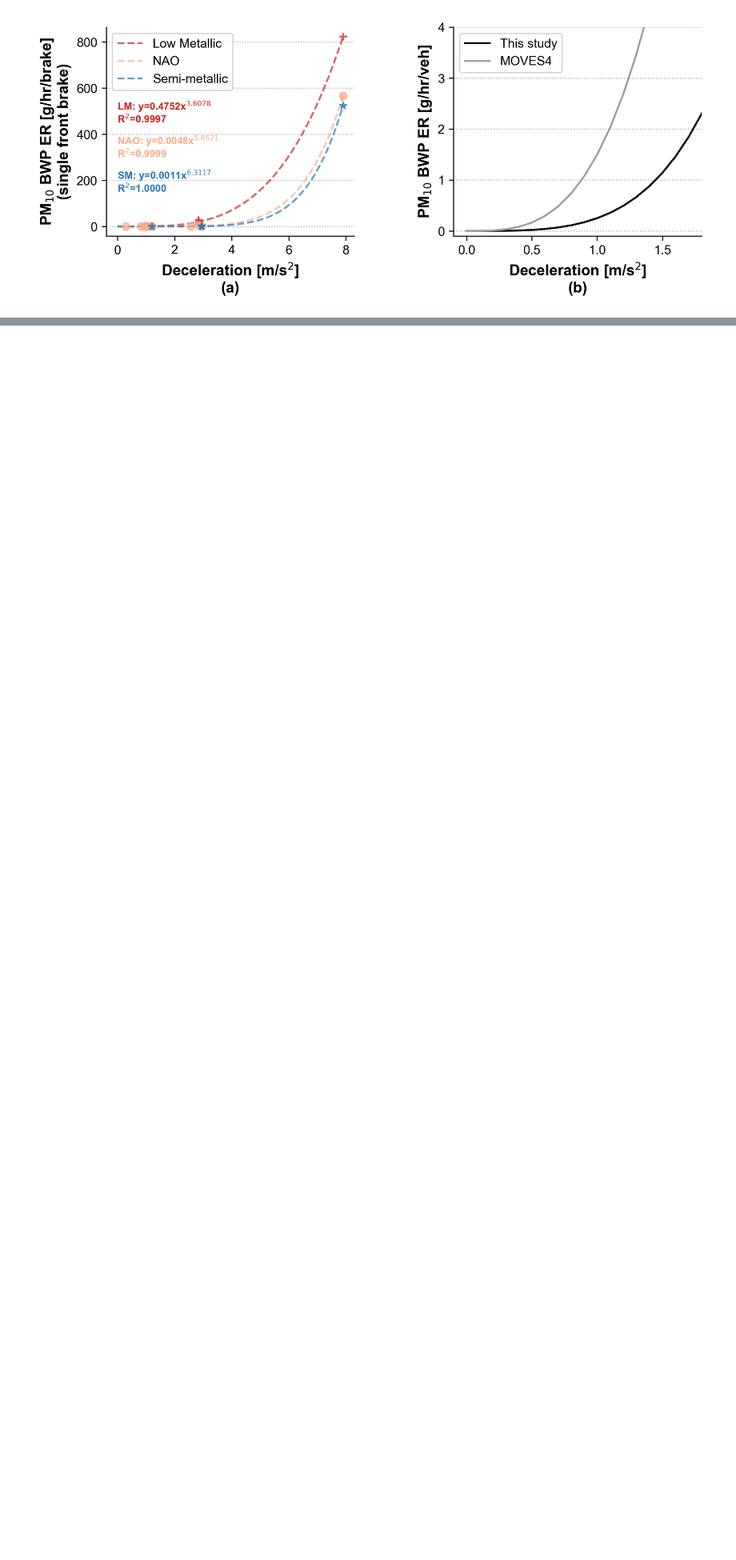
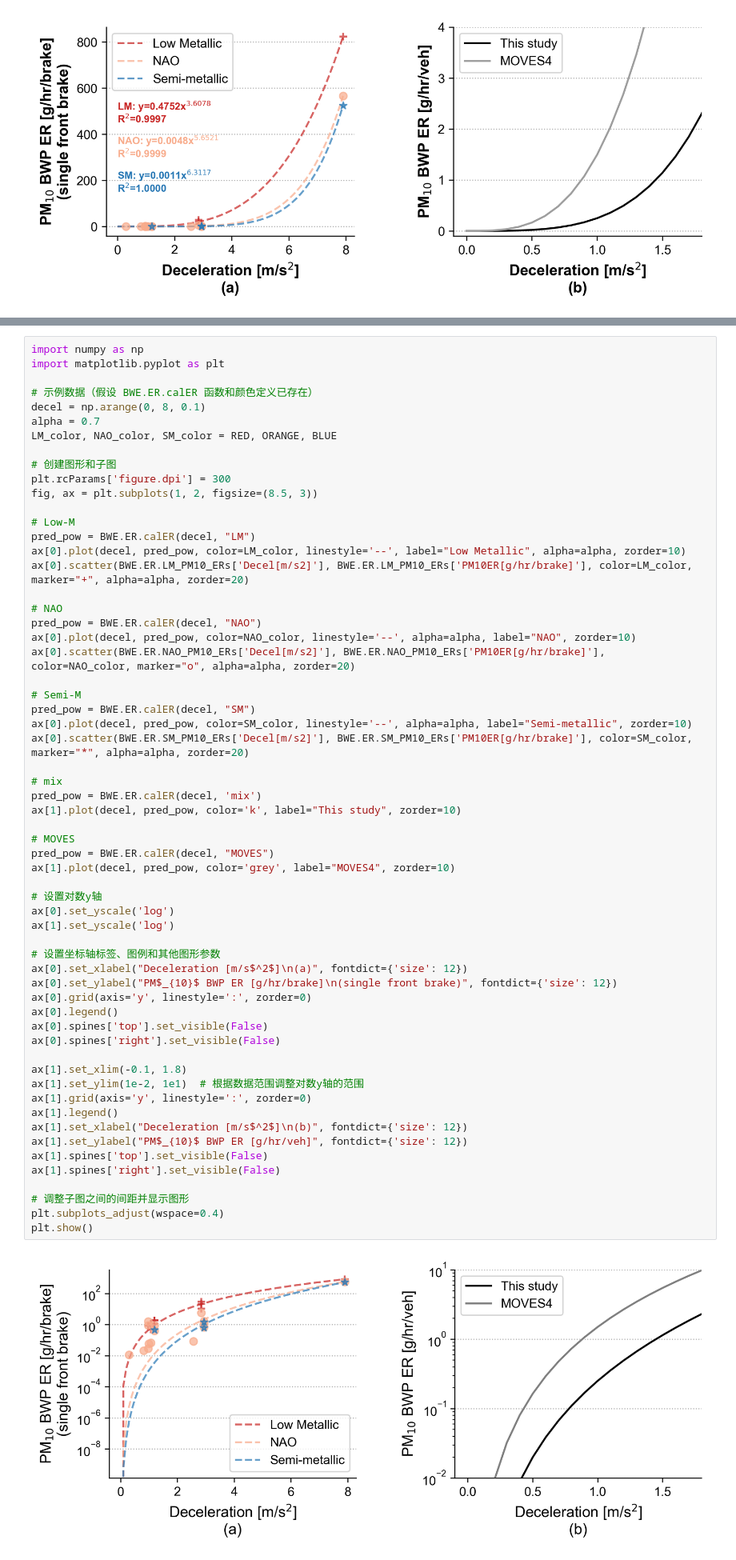
Before and after one commit to QiuziChen/brake-wear-emission-modeling, a Jupyter notebook: Doc_5_ER_Deceleration_Curve.ipynb, the cells around one changed output, grey strips where cells are left out. Shown at 80% size. Cells and saved outputs as stored; diff of their text form; blank space fills up the shorter version.

```diff
--- a/Doc_5_ER_Deceleration_Curve.ipynb
+++ b/Doc_5_ER_Deceleration_Curve.ipynb
@@ -258,0 +317,62 @@ plt.show()
+# %%
+import numpy as np
+import matplotlib.pyplot as plt
+
+# 示例数据（假设 BWE.ER.calER 函数和颜色定义已存在）
+decel = np.arange(0, 8, 0.1)
+alpha = 0.7
+LM_color, NAO_color, SM_color = RED, ORANGE, BLUE
+
+# 创建图形和子图
+plt.rcParams['figure.dpi'] = 300
+fig, ax = plt.subplots(1, 2, figsize=(8.5, 3))
+
+# Low-M
+pred_pow = BWE.ER.calER(decel, "LM")
+ax[0].plot(decel, pred_pow, color=LM_color, linestyle='--', label="Low Metallic", alpha=alpha, zorder=10)
+ax[0].scatter(BWE.ER.LM_PM10_ERs['Decel[m/s2]'], BWE.ER.LM_PM10_ERs['PM10ER[g/hr/brake]'], color=LM_color, marker="+", alpha=alpha, zorder=20)
+
+# NAO
+pred_pow = BWE.ER.calER(decel, "NAO")
+ax[0].plot(decel, pred_pow, color=NAO_color, linestyle='--', alpha=alpha, label="NAO", zorder=10)
+ax[0].scatter(BWE.ER.NAO_PM10_ERs['Decel[m/s2]'], BWE.ER.NAO_PM10_ERs['PM10ER[g/hr/brake]'], color=NAO_color, marker="o", alpha=alpha, zorder=20)
+
+# Semi-M
+pred_pow = BWE.ER.calER(decel, "SM")
+ax[0].plot(decel, pred_pow, color=SM_color, linestyle='--', alpha=alpha, label="Semi-metallic", zorder=10)
+ax[0].scatter(BWE.ER.SM_PM10_ERs['Decel[m/s2]'], BWE.ER.SM_PM10_ERs['PM10ER[g/hr/brake]'], color=SM_color, marker="*", alpha=alpha, zorder=20)
+
+# mix
+pred_pow = BWE.ER.calER(decel, 'mix')
+ax[1].plot(decel, pred_pow, color='k', label="This study", zorder=10)
+
+# MOVES
+pred_pow = BWE.ER.calER(decel, "MOVES")
+ax[1].plot(decel, pred_pow, color='grey', label="MOVES4", zorder=10)
+
+# 设置对数y轴
+ax[0].set_yscale('log')
+ax[1].set_yscale('log')
+
+# 设置坐标轴标签、图例和其他图形参数
+ax[0].set_xlabel("Deceleration [m/s$^2$]\n(a)", fontdict={'size': 12})
+ax[0].set_ylabel("PM$_{10}$ BWP ER [g/hr/brake]\n(single front brake)", fontdict={'size': 12})
+ax[0].grid(axis='y', linestyle=':', zorder=0)
+ax[0].legend()
+ax[0].spines['top'].set_visible(False)
+ax[0].spines['right'].set_visible(False)
+
+ax[1].set_xlim(-0.1, 1.8)
+ax[1].set_ylim(1e-2, 1e1)  # 根据数据范围调整对数y轴的范围
+ax[1].grid(axis='y', linestyle=':', zorder=0)
+ax[1].legend()
+ax[1].set_xlabel("Deceleration [m/s$^2$]\n(b)", fontdict={'size': 12})
+ax[1].set_ylabel("PM$_{10}$ BWP ER [g/hr/veh]", fontdict={'size': 12})
+ax[1].spines['top'].set_visible(False)
+ax[1].spines['right'].set_visible(False)
+
+# 调整子图之间的间距并显示图形
+plt.subplots_adjust(wspace=0.4)
+plt.show()
+# %% [output]
+[figure, added]
```
Also changed, not shown: parts of 1 cell of this notebook.
